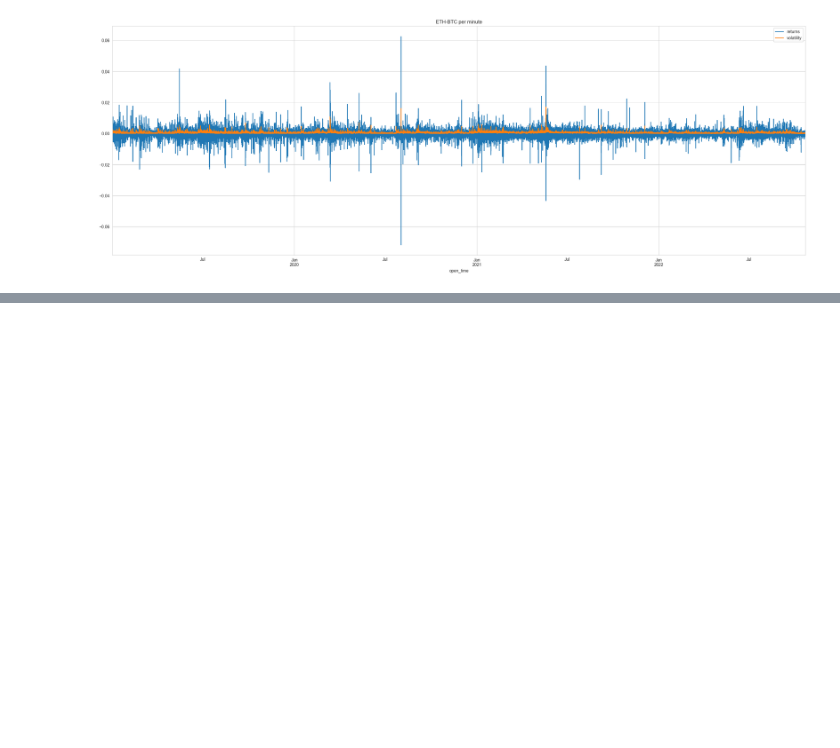
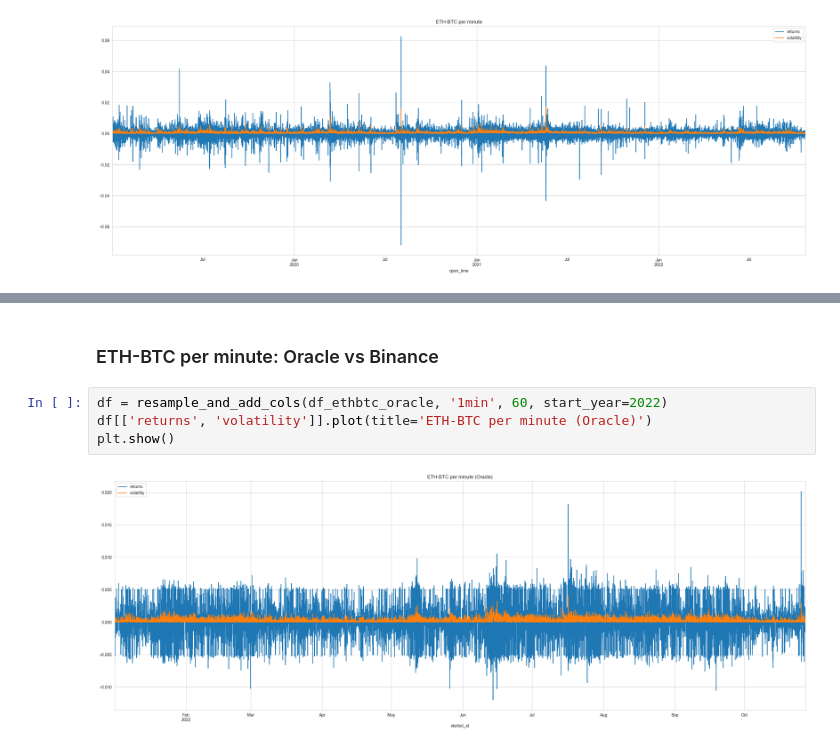
Before and after one commit to Badger-Finance/badger-influence-analytics, a Jupyter notebook: notebooks/ebtc_research/ethusdbtc_volatility.ipynb, the cells around one changed output, grey strips where cells are left out. Saved outputs shown, nothing was run; the diff lists cells and outputs as text; blank space fills up the shorter version.

```diff
--- a/notebooks/ebtc_research/ethusdbtc_volatility.ipynb
+++ b/notebooks/ebtc_research/ethusdbtc_volatility.ipynb
@@ -84,0 +114,8 @@ plt.show()
+# %% [markdown]
+### ETH-BTC per minute: Oracle vs Binance
+# %%
+df = resample_and_add_cols(df_ethbtc_oracle, '1min', 60, start_year=2022)
+df[['returns', 'volatility']].plot(title='ETH-BTC per minute (Oracle)')
+plt.show()
+# %% [output]
+[figure, added]
```
Also changed, not shown: parts of 9 cells of this notebook, 2 other files.
